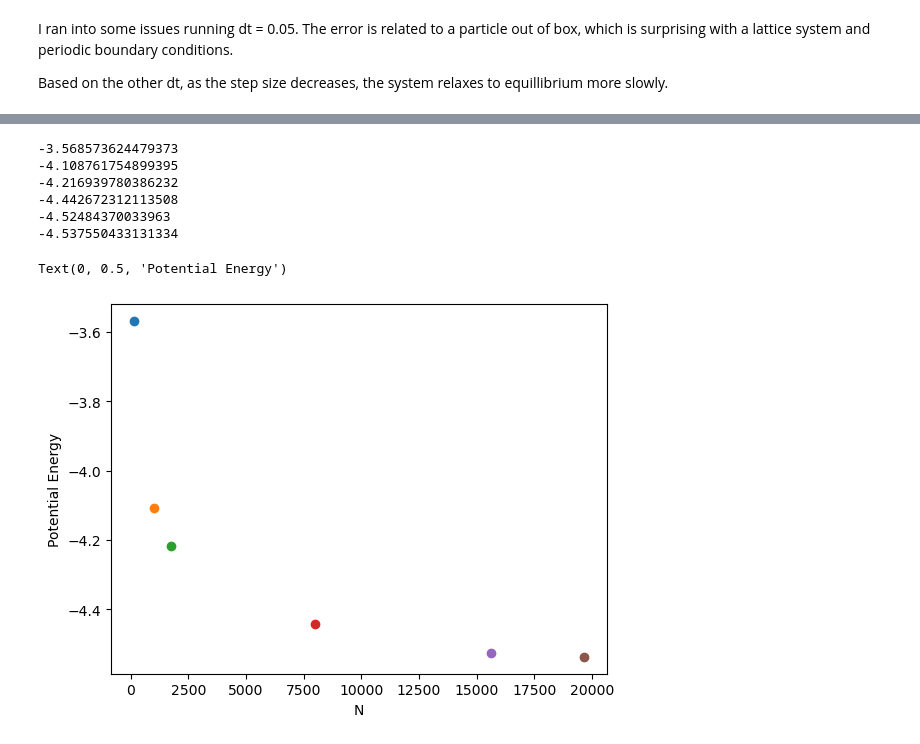
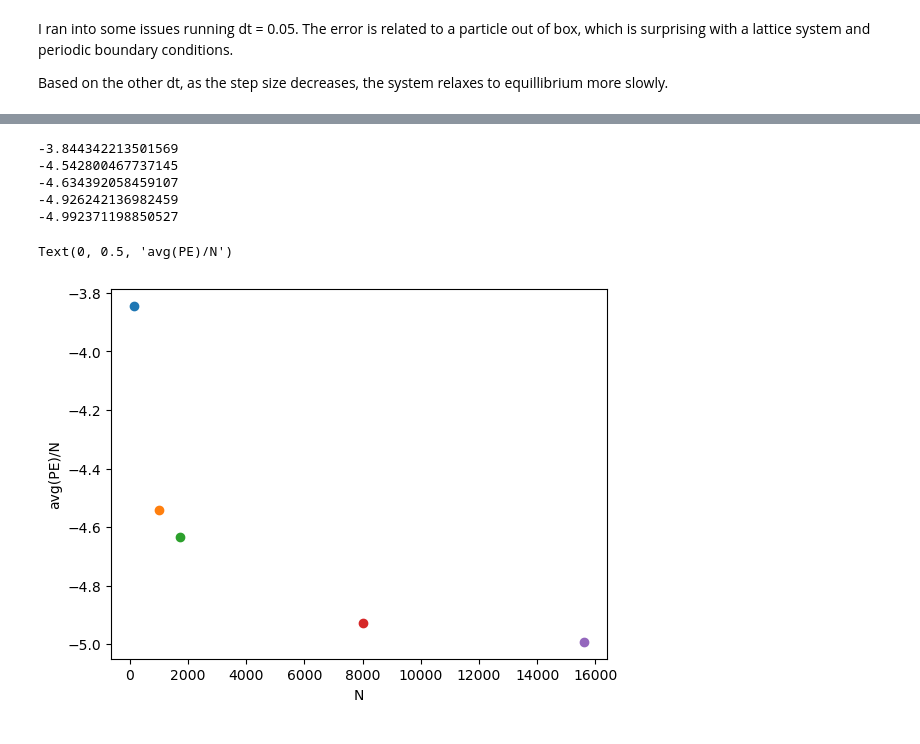
Before and after one commit to StephMcCallum/MSE563-SM, a Jupyter notebook: MD_Week_1.ipynb, the cells around one changed output, grey strips where cells are left out. Drawn from its saved outputs; the diff is of its cells as text; code cells hidden in the pictures.

Commit message:
Add files via upload
Project updates

```diff
--- a/MD_Week_1.ipynb
+++ b/MD_Week_1.ipynb
@@ -174,7 +246,7 @@ def rdf(coordinates,rho, Rmax=8,deltaR=.05):#units of sigma
 # %%
 import matplotlib.pyplot as plt
 for T, e in pe_temp_runs.items():
-  plt.plot(numpy.array(e[0:])/N_particles, label=f'T={T}')
+  plt.plot(numpy.array(e[:20000])/1728, label=f'T={T}')
 plt.xlabel('timestep')
 plt.ylabel('Potential Energy')
 plt.legend()
@@ -206,7 +268,0 @@ plt.legend()
-# %%
-import matplotlib.pyplot as plt
-for T, e in ke.items():
-  plt.plot(numpy.array(e[0:])/N_particles, label=f'T={T}')
-plt.xlabel('timestep')
-plt.ylabel('Kinetic Energy')
-plt.legend()
@@ -215,0 +269,8 @@ plt.legend()
+# %%
+T = [0.5,0.7,0.9,1.0,1.25,1.5,1.75,2.0]
+for kT in T:
+    total_energy = numpy.array(pe_temp_runs[f"{kT}"])+numpy.array(ke_temp_runs[f"{kT}"])
+    plt.plot(total_energy[:20000],label=kT)
+plt.xlabel('timestep')
+plt.ylabel('Total Energy')
+plt.legend()
@@ -215,0 +280,20 @@ plt.legend()
+# %%
+T = [0.5,0.6,0.7,0.8,0.9,1.0,1.25,1.5,1.75,2.0]
+for i in T:
+    kinetic = []
+    potential = []
+    time=[]
+    traj = gsd.hoomd.open('projectdata/log_T_'+str(i)+'_N_10.gsd', 'r')
+    for frame in range(len(traj)):
+        kinetic.append(traj[frame].log['md/compute/ThermodynamicQuantities/kinetic_energy'][0])
+        potential.append(traj[frame].log['md/compute/ThermodynamicQuantities/potential_energy'][0])
+    kinetic_array = numpy.array(kinetic)
+    potential_array = numpy.array(potential)
+    total_energy = kinetic_array+potential_array
+    heatcapacity, error = heat_capacity(energies=total_energy,temp=i)
+    plt.scatter(i,heatcapacity,label='LJ')
+    plt.errorbar(i,heatcapacity, yerr=error)
+
+plt.xlabel('T')
+plt.ylabel('Heat Capacity')
+plt.legend()
@@ -279,16 +393,16 @@ Simulation.timestep  Simulation.tps
 # %%
 import matplotlib.pyplot as plt
-for N, e in pe.items():
+N = [5,10,12,20,25]
+for N, e in pe_N_runs.items():
   print(numpy.mean(e[5000:])/(int(N)**3))
   plt.scatter(int(N)**3,numpy.mean(e[5000:])/(int(N)**3))
 plt.xlabel('N')
-plt.ylabel('Potential Energy')
+plt.ylabel('avg(PE)/N')
 # %% [output]
--3.568573624479373
--4.108761754899395
--4.216939780386232
--4.442672312113508
--4.52484370033963
--4.537550433131334
+-3.844342213501569
+-4.542800467737145
+-4.634392058459107
+-4.926242136982459
+-4.992371198850527
-Text(0, 0.5, 'Potential Energy')
+Text(0, 0.5, 'avg(PE)/N')
-[figure, old version]
+[figure, new version]
```
Also changed, not shown: parts of 35 cells of this notebook.
